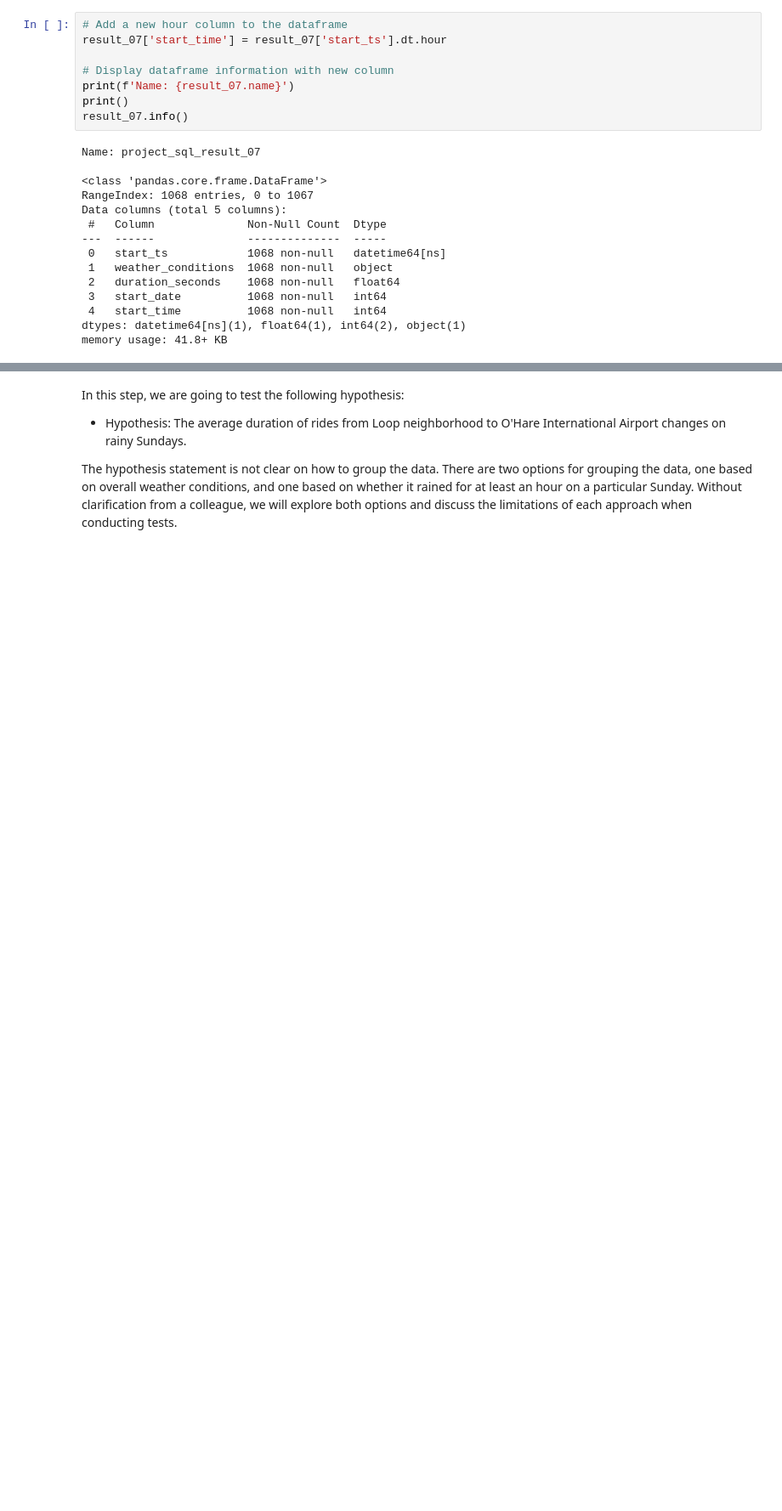
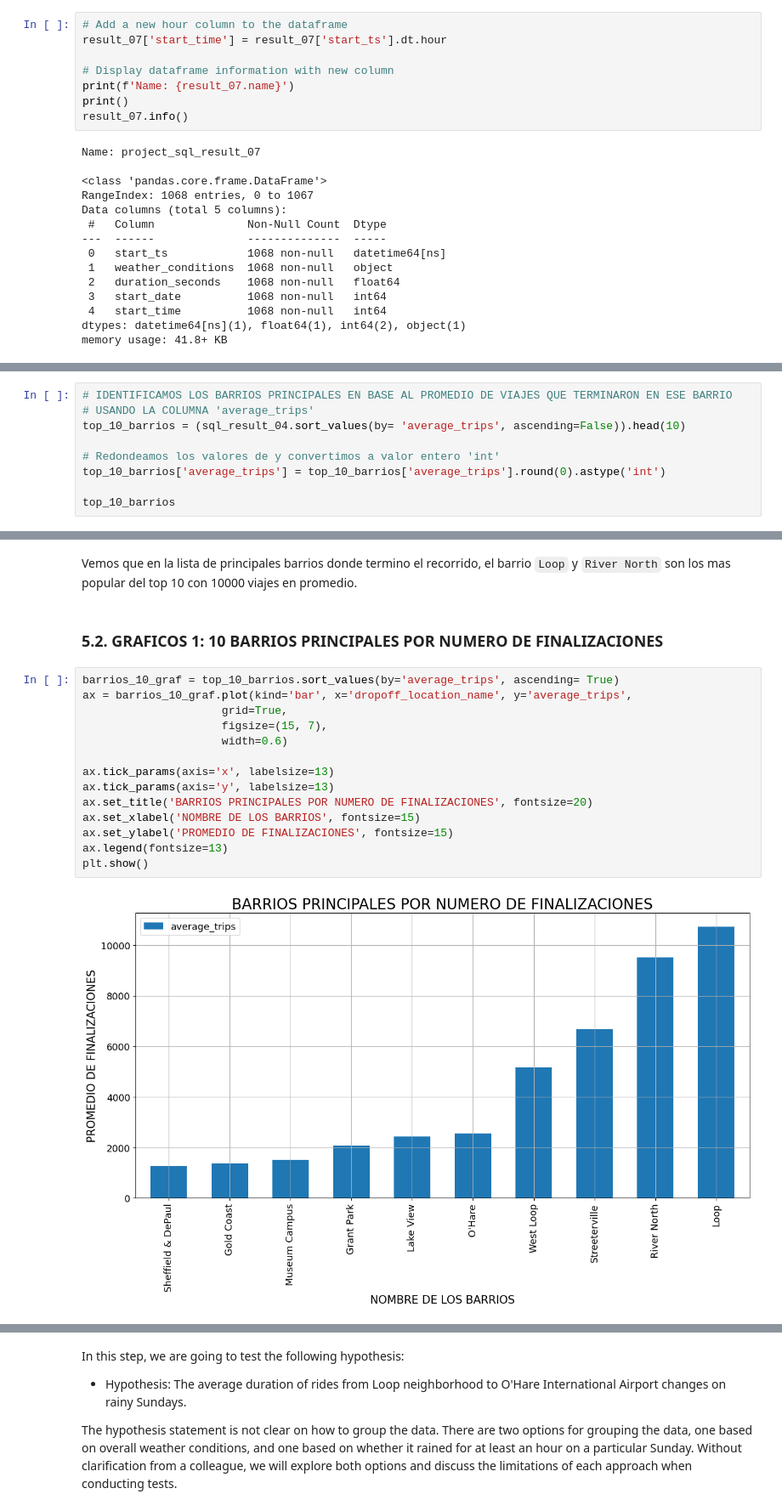
Before and after one commit to glouigi/PROYECTO-SPRINT-8, a Jupyter notebook: SPRINT 8 - RECOPILACION Y ALMACENAMIENTO DE DATOS.ipynb, the cells around one changed output, grey strips where cells are left out. Shown at 85% size. Cells and saved outputs as stored; diff of their text form; blank space fills up the shorter version.

```diff
--- a/SPRINT 8 - RECOPILACION Y ALMACENAMIENTO DE DATOS.ipynb
+++ b/SPRINT 8 - RECOPILACION Y ALMACENAMIENTO DE DATOS.ipynb
@@ -492,0 +264,9 @@ Concluding Remarks: In this step, we brought Zuber ride-sharing data for Novembe
+# %%
+# IDENTIFICAMOS LOS BARRIOS PRINCIPALES EN BASE AL PROMEDIO DE VIAJES QUE TERMINARON EN ESE BARRIO
+# USANDO LA COLUMNA 'average_trips'
+top_10_barrios = (sql_result_04.sort_values(by= 'average_trips', ascending=False)).head(10)
+
+# Redondeamos los valores de y convertimos a valor entero 'int'
+top_10_barrios['average_trips'] = top_10_barrios['average_trips'].round(0).astype('int')
+
+top_10_barrios
@@ -492,0 +285,20 @@ Concluding Remarks: In this step, we brought Zuber ride-sharing data for Novembe
+# %% [markdown]
+Vemos que en la lista de principales barrios donde termino el recorrido, el barrio `Loop` y `River North` son los mas popular del top 10 con 10000 viajes en promedio.
+# %% [markdown]
+### 5.2. GRAFICOS 1: 10 BARRIOS PRINCIPALES POR NUMERO DE FINALIZACIONES
+# %%
+barrios_10_graf = top_10_barrios.sort_values(by='average_trips', ascending= True)
+ax = barrios_10_graf.plot(kind='bar', x='dropoff_location_name', y='average_trips',
+                     grid=True,
+                     figsize=(15, 7),
+                     width=0.6)
+
+ax.tick_params(axis='x', labelsize=13)
+ax.tick_params(axis='y', labelsize=13)
+ax.set_title('BARRIOS PRINCIPALES POR NUMERO DE FINALIZACIONES', fontsize=20)
+ax.set_xlabel('NOMBRE DE LOS BARRIOS', fontsize=15)
+ax.set_ylabel('PROMEDIO DE FINALIZACIONES', fontsize=15)
+ax.legend(fontsize=13)
+plt.show()
+# %% [output]
+[figure, added]
```
Also changed, not shown: parts of 62 cells of this notebook.
